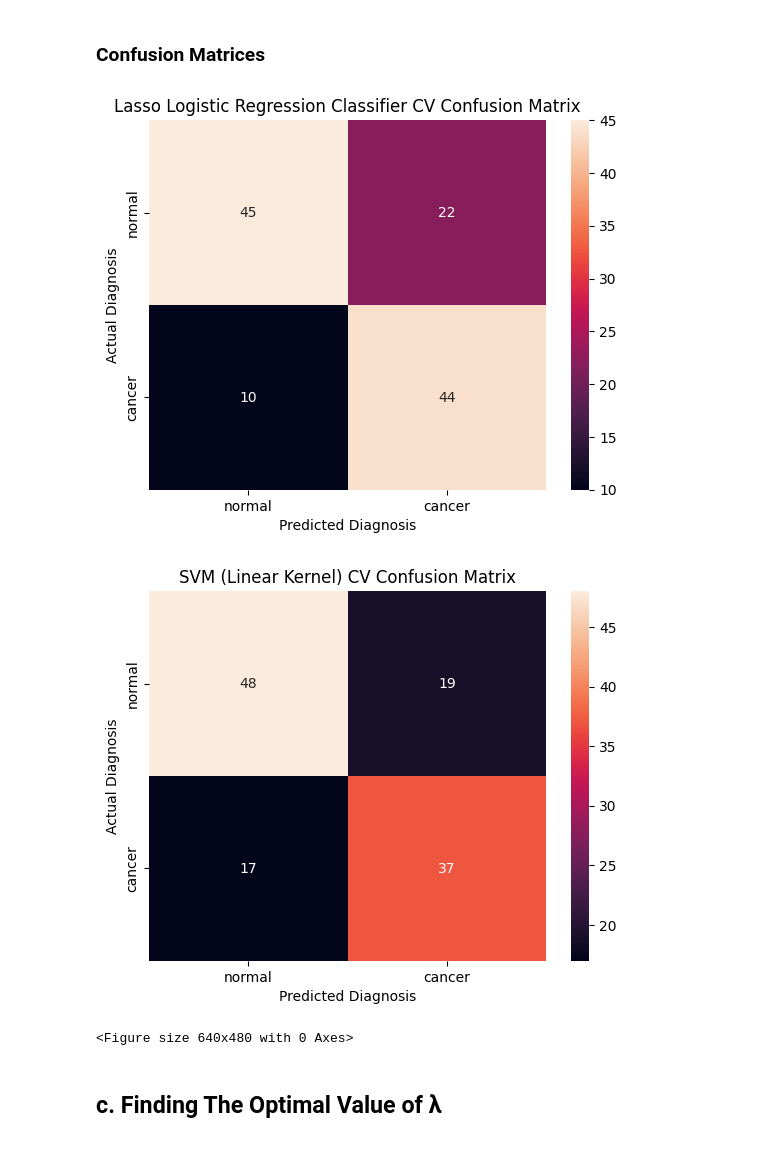
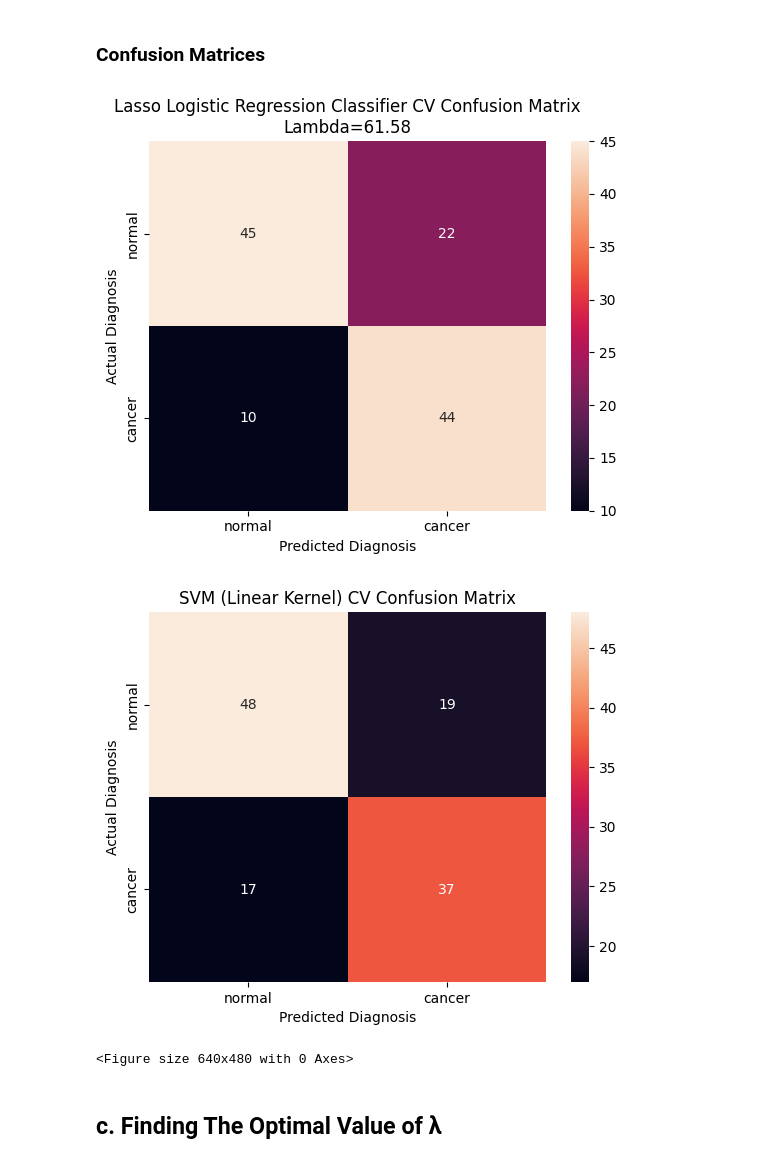
Before and after one commit to siepenmaru/stat3006-a4-code, a Jupyter notebook: A4.ipynb, the cells around one changed output. Drawn from its saved outputs; the diff is of its cells as text; code cells hidden in the pictures.

```diff
--- a/A4.ipynb
+++ b/A4.ipynb
@@ -389,7 +429,7 @@ SVM Final Classifier Accuracy
 # %% [markdown]
 ### Confusion Matrices
 # %%
-def plot_confusion_matrix(truth, pred, title: str):
+def plot_confusion_matrix(truth, pred, title: str, filename=None):
     ax = plt.subplot()
 
     cmatrix = sns.heatmap(confusion_matrix(truth, pred), annot=True, fmt='d')
@@ -399,21 +439,26 @@ def plot_confusion_matrix(truth, pred, title: str):
     ax.set_xlabel("Predicted Diagnosis")
     ax.set_ylabel("Actual Diagnosis")
     cmatrix.plot()
-    plt.savefig("figures/"+title.replace(" ", "_"))
+    if filename is not None:
+        plt.savefig("figures/"+filename.replace(" ", "_"))
+    else:
+        plt.savefig("figures/"+title.replace(" ", "_"))
     plt.show()
     plt.clf()
 # %%
 plot_confusion_matrix(
     Y['label'],
     pred_lasso_cv,
-    "Lasso Logistic Regression Classifier CV Confusion Matrix")
+    f"Lasso Logistic Regression Classifier CV Confusion Matrix\nLambda={lassoFinal.get_params()['C']:.2f}",
+    f"Lasso Logistic Regression Classifier CV Confusion Matrix"
+    )
 
 plot_confusion_matrix(
     Y['label'],
     pred_svm_cv,
     "SVM (Linear Kernel) CV Confusion Matrix")
 # %% [output]
-[figure, old version]
+[figure, new version]
 [figure]
 <Figure size 640x480 with 0 Axes>
 # %% [markdown]
```
Also changed, not shown: parts of 8 cells of this notebook, 9 other files.
